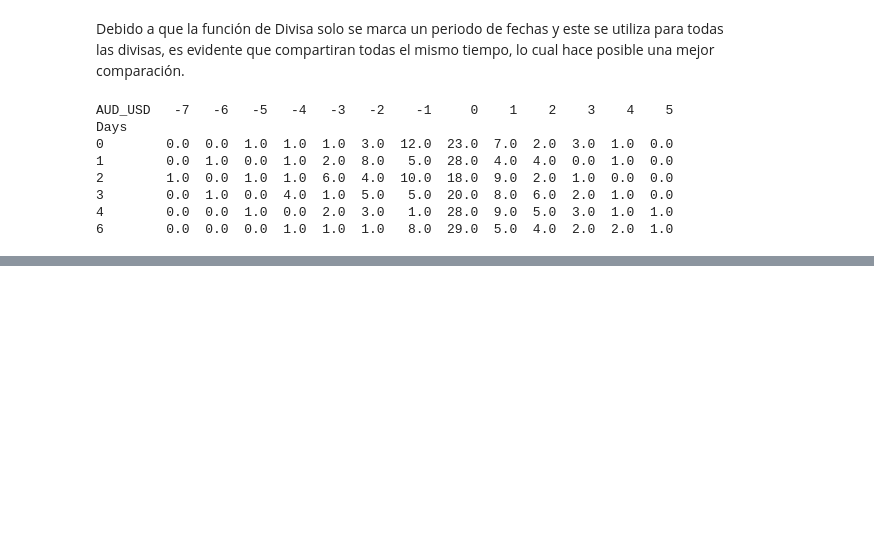
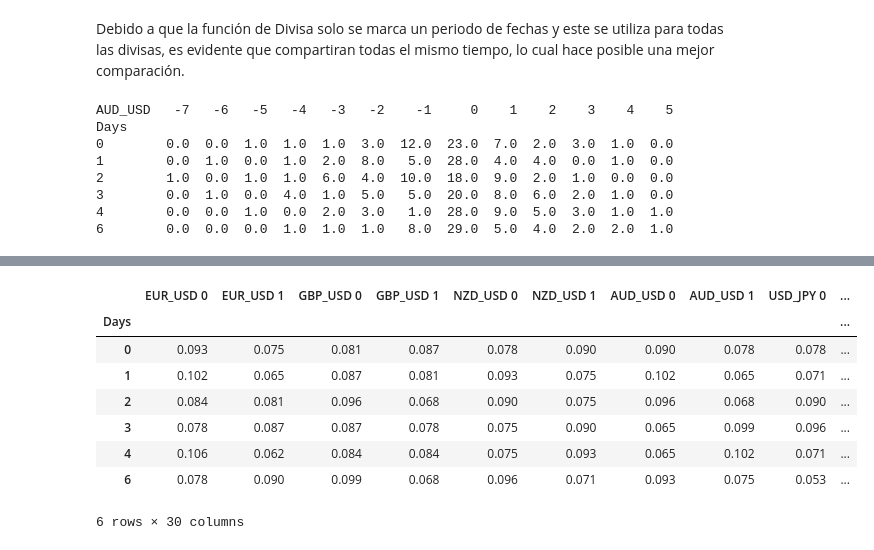
Before and after one commit to violetarcia/LAB_01_KVGH, a Jupyter notebook: LAB_1.ipynb, the cells around one changed output, grey strips where cells are left out. Saved outputs shown, nothing was run; the diff lists cells and outputs as text; code cells hidden in the pictures; blank space fills up the shorter version.

```diff
--- a/LAB_1.ipynb
+++ b/LAB_1.ipynb
@@ -206,0 +181,10 @@ tendencia
+# %%
+# Se necesitan tanto precio de cierre, como de apertura para poder decir si fue alcista o bajista el dia, en este caso
+opens = pd.DataFrame([Open(Data_day[i]) for i in range(len(Data_day))]).transpose()
+# Nombres de las divisas utilizadas
+opens.columns = instrument
+
+# Utilizar funcion de tendencia en los instrumentos
+tendencia = pd.DataFrame([Tendency(opens.iloc[:,i], closes.iloc[:,i]) for i in range(len(opens.columns))]).transpose()
+tendencia.columns = instrument
+tendencia
@@ -407,0 +390,24 @@ Name: 6, dtype: float64
+# %%
+# Agregar la columna de dias, para ver en que dias subio, y en cuales bajo
+tendency['Days'] = day
+
+# Agrupar de acuerdo al dia y ver el porcentaje de probabilidad
+tend_day = [round(tendency.groupby('Days')[i].value_counts().unstack(level = -1)/len(tendency),3) for i in instrument]
+
+# Acomodarlo en un mismo DataFrame
+tend_day = pd.concat([tend_day[i] for i in range(len(tend_day))], axis=1)
+
+# Nombre de columnas para diferenciar divisas y tendencia
+tend_day.columns = np.array([[(stri + "% d")%d for d in range(2)] for stri in instrument]).flatten()
+
+tend_day
+# %% [output]
+|  | EUR_USD 0 | EUR_USD 1 | GBP_USD 0 | GBP_USD 1 | NZD_USD 0 | NZD_USD 1 | AUD_USD 0 | AUD_USD 1 | USD_JPY 0 | ... |
+| Days |  |  |  |  |  |  |  |  |  | ... |
+| 0 | 0.093 | 0.075 | 0.081 | 0.087 | 0.078 | 0.090 | 0.090 | 0.078 | 0.078 | ... |
+| 1 | 0.102 | 0.065 | 0.087 | 0.081 | 0.093 | 0.075 | 0.102 | 0.065 | 0.071 | ... |
+| 2 | 0.084 | 0.081 | 0.096 | 0.068 | 0.090 | 0.075 | 0.096 | 0.068 | 0.090 | ... |
+| 3 | 0.078 | 0.087 | 0.087 | 0.078 | 0.075 | 0.090 | 0.065 | 0.099 | 0.096 | ... |
+| 4 | 0.106 | 0.062 | 0.084 | 0.084 | 0.075 | 0.093 | 0.065 | 0.102 | 0.071 | ... |
+| 6 | 0.078 | 0.090 | 0.099 | 0.068 | 0.096 | 0.071 | 0.093 | 0.075 | 0.053 | ... |
+6 rows × 30 columns
```
Also changed, not shown: parts of 29 cells of this notebook.
